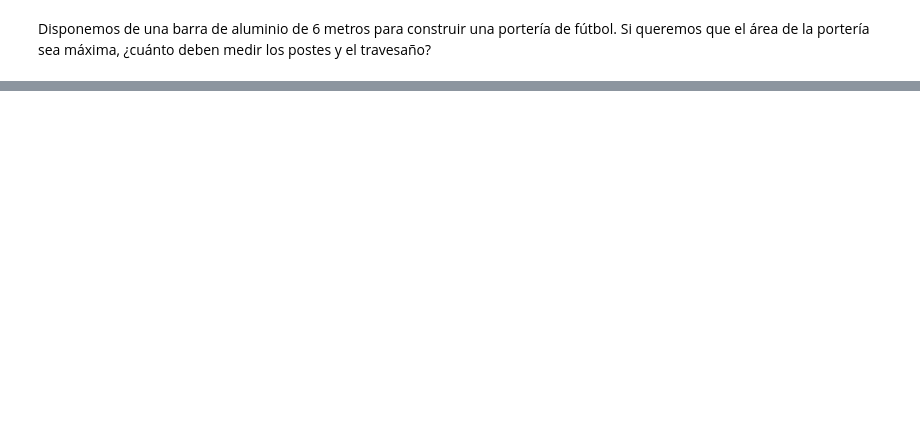
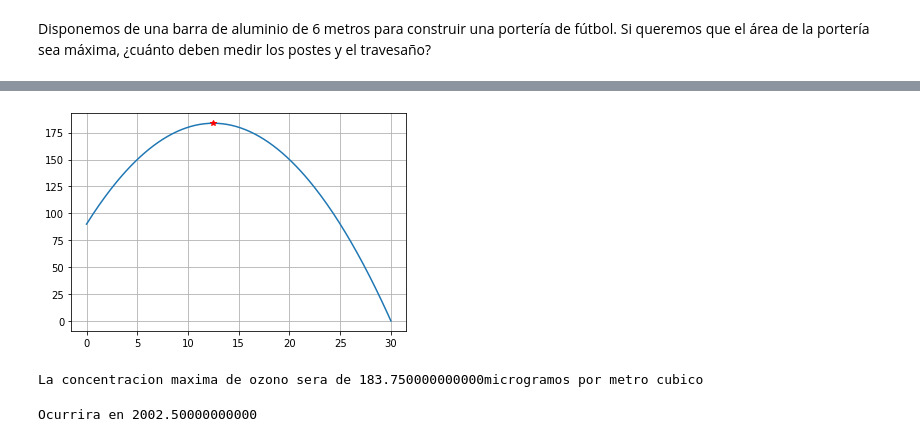
Before and after one commit to 728831/Tareas-SM, a Jupyter notebook: A02 - Sympy.ipynb, the cells around one changed output, grey strips where cells are left out. Drawn from its saved outputs; the diff is of its cells as text; code cells hidden in the pictures; blank space fills up the shorter version.

```diff
--- a/A02 - Sympy.ipynb
+++ b/A02 - Sympy.ipynb
@@ -80,0 +207,7 @@ Disponemos de una barra de aluminio de 6 metros para construir una portería de
+# %%
+y=90+15*x-0.6*x**2
+x= np.linspace(-102,100,200)
+
+plt.figure()
+plt.plot(x, y)
+plt.grid()
@@ -80,0 +216,7 @@ Disponemos de una barra de aluminio de 6 metros para construir una portería de
+# %%
+def f(x):
+    return (90)+(15*x)-(0.6*x**2)
+sp.var("x")
+df = sp.diff(f(x), x)
+pc= sp.solve(df, x)[0]
+pc
@@ -80,0 +233,18 @@ Disponemos de una barra de aluminio de 6 metros para construir una portería de
+# %%
+xn = np.linspace(0,30,200)
+yn = f(xn)
+
+plt.figure()
+plt.plot(xn, yn)
+plt.plot(pc, f(pc), "r*")
+plt.grid()
+# %% [output]
+[figure, added]
+# %%
+print("La concentracion maxima de ozono sera de " + str(f(pc))+ "microgramos por metro cubico")
+# %% [output]
+La concentracion maxima de ozono sera de 183.750000000000microgramos por metro cubico
+# %%
+print("Ocurrira en " + str(pc +1990))
+# %% [output]
+Ocurrira en 2002.50000000000
```
Also changed, not shown: parts of 25 cells of this notebook.
